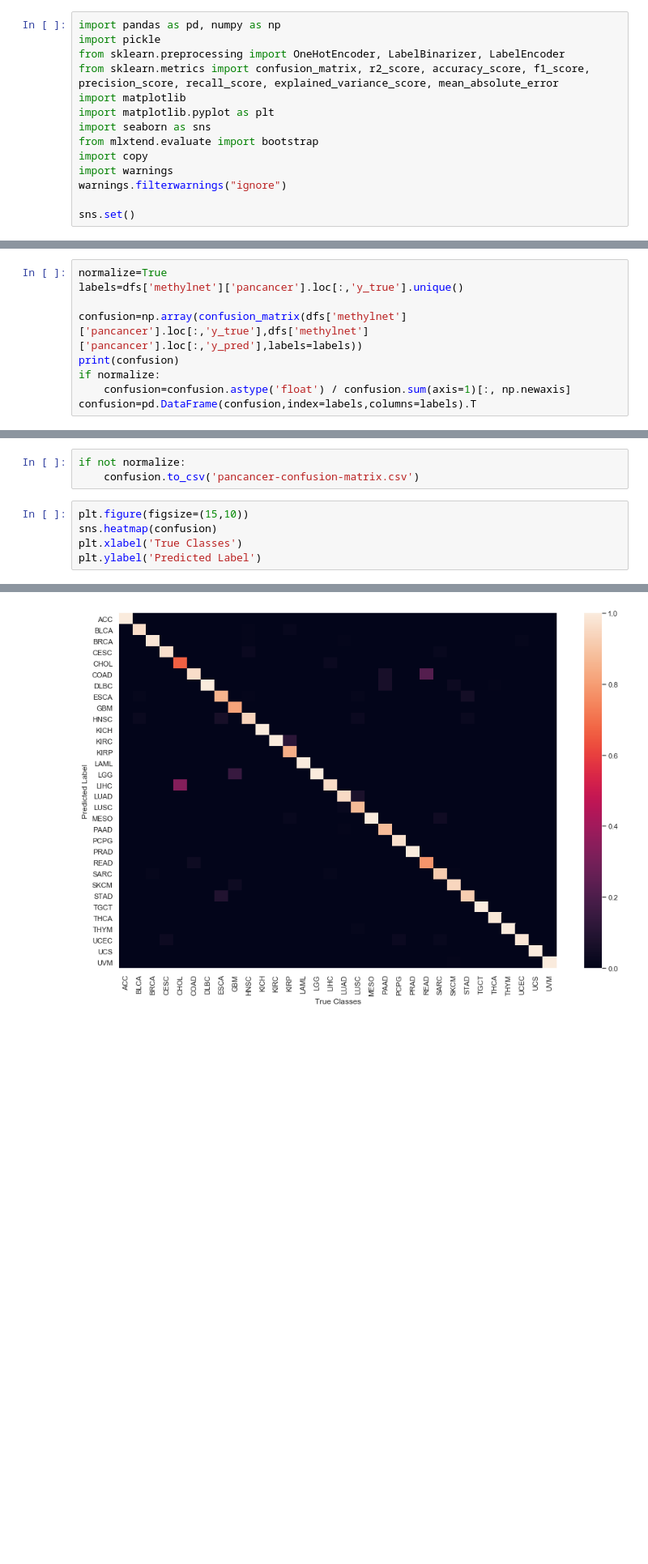
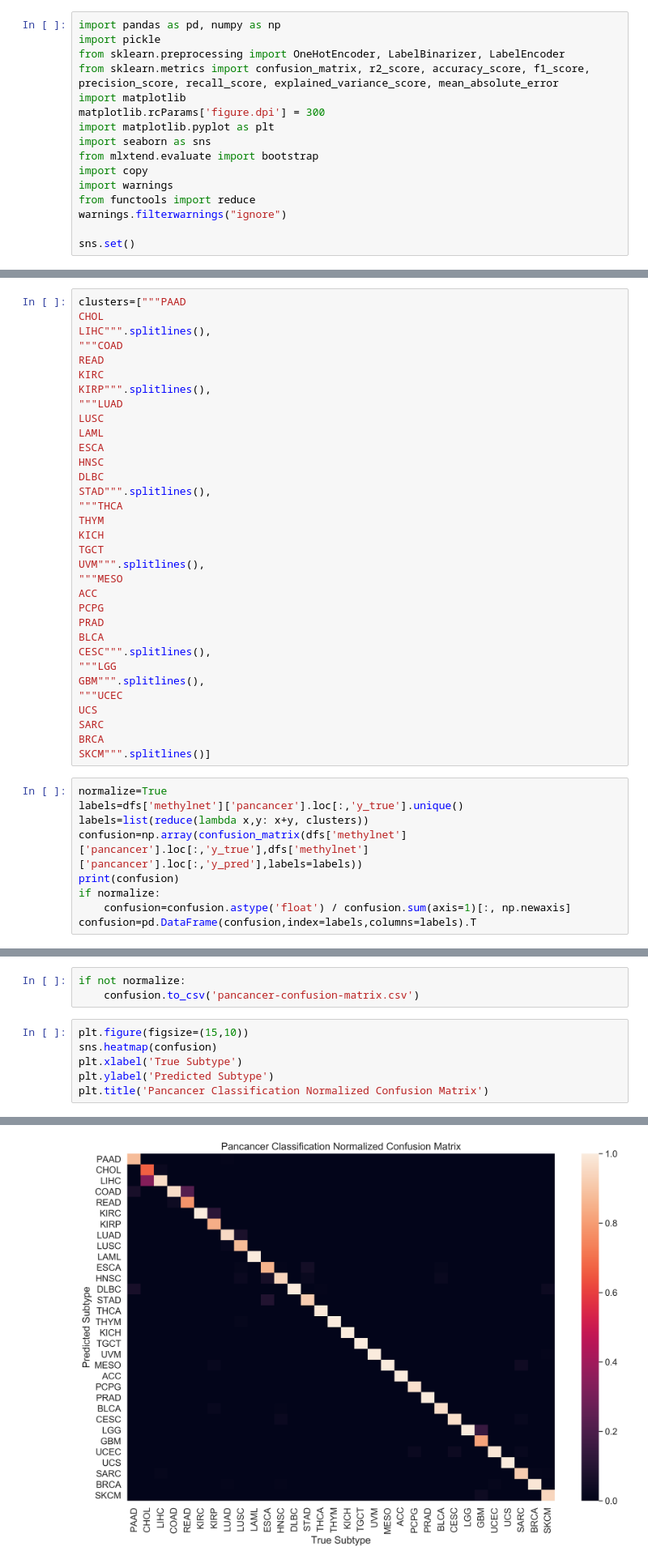
Before and after one commit to Christensen-Lab-Dartmouth/MethylNet, a Jupyter notebook: methylnet_results/evaluate_results.ipynb, the cells around one changed output, grey strips where cells are left out. Shown at 81% size. Cells and saved outputs as stored; diff of their text form; blank space fills up the shorter version.

```diff
--- a/methylnet_results/evaluate_results.ipynb
+++ b/methylnet_results/evaluate_results.ipynb
@@ -4,11 +4,13 @@ import pickle
 from sklearn.preprocessing import OneHotEncoder, LabelBinarizer, LabelEncoder
 from sklearn.metrics import confusion_matrix, r2_score, accuracy_score, f1_score, precision_score, recall_score, explained_variance_score, mean_absolute_error
 import matplotlib
+matplotlib.rcParams['figure.dpi'] = 300
 import matplotlib.pyplot as plt
 import seaborn as sns
 from mlxtend.evaluate import bootstrap
 import copy
 import warnings
+from functools import reduce
 warnings.filterwarnings("ignore")
 
 sns.set()
@@ -28,7 +117,40 @@ dfs['methylnet']['pancancer'].loc[:,'y_pred'] = one_hot_encoder.inverse_transfor
+# %%
+clusters=["""PAAD
+CHOL
+LIHC""".splitlines(),
+"""COAD
+READ
+KIRC
+KIRP""".splitlines(),
+"""LUAD
+LUSC
+LAML
+ESCA
+HNSC
+DLBC
+STAD""".splitlines(),
+"""THCA
+THYM
+KICH
+TGCT
+UVM""".splitlines(),
+"""MESO
+ACC
+PCPG
+PRAD
+BLCA
+CESC""".splitlines(),
+"""LGG
+GBM""".splitlines(),
+"""UCEC
+UCS
+SARC
+BRCA
+SKCM""".splitlines()]
 # %%
 normalize=True
 labels=dfs['methylnet']['pancancer'].loc[:,'y_true'].unique()
-
+labels=list(reduce(lambda x,y: x+y, clusters))
 confusion=np.array(confusion_matrix(dfs['methylnet']['pancancer'].loc[:,'y_true'],dfs['methylnet']['pancancer'].loc[:,'y_pred'],labels=labels))
 print(confusion)
 if normalize:
@@ -48,6 +182,7 @@ if not normalize:
 # %%
 plt.figure(figsize=(15,10))
 sns.heatmap(confusion)
-plt.xlabel('True Classes')
-plt.ylabel('Predicted Label')
+plt.xlabel('True Subtype')
+plt.ylabel('Predicted Subtype')
+plt.title('Pancancer Classification Normalized Confusion Matrix')
 # %% [output]
@@ -55 +190 @@ Text(111.5, 0.5, 'Predicted Label')
-[figure, old version]
+[figure, new version]
```
Also changed, not shown: parts of 21 cells of this notebook, 42 other files.
